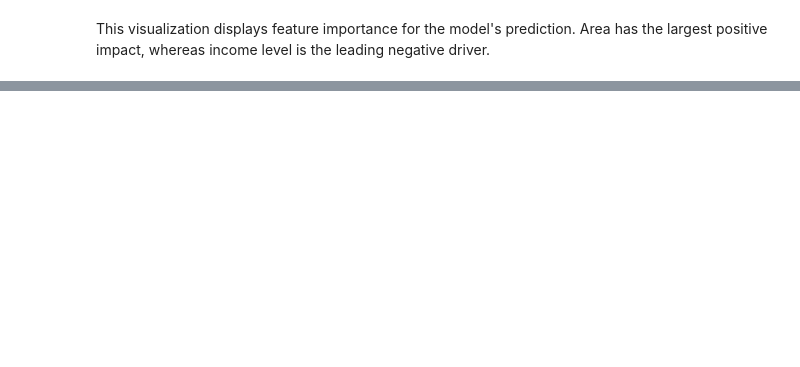
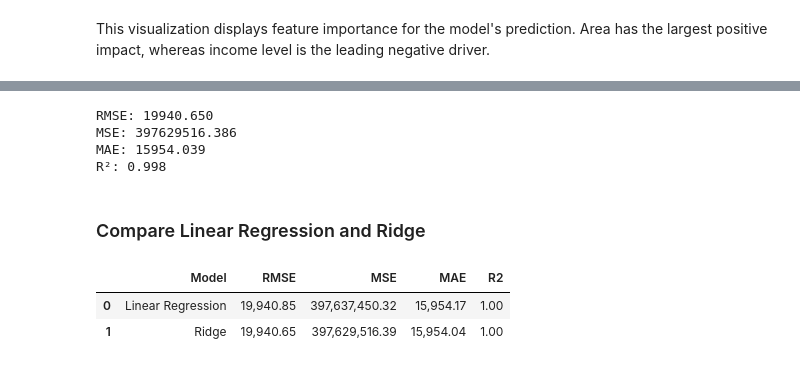
Before and after one commit to CodeWithNafisat/OIBSIP, a Jupyter notebook: DataAnalytics-L2-HousePricePrediction/HousePricePrediction.ipynb, the cells around one changed output, grey strips where cells are left out. Drawn from its saved outputs; the diff is of its cells as text; code cells hidden in the pictures; blank space fills up the shorter version.

```diff
--- a/DataAnalytics-L2-HousePricePrediction/HousePricePrediction.ipynb
+++ b/DataAnalytics-L2-HousePricePrediction/HousePricePrediction.ipynb
@@ -478,2 +476,5 @@ plt.show()
 # %% [markdown]
 This visualization displays feature importance for the model's prediction. Area has the largest positive impact, whereas income level is the leading negative driver.
+# %%
+ridge_model = Pipeline([("prep", preprocessor()), ("model", Ridge(alpha = 1.0))])
+ridge_model.fit(X_train, y_train)
@@ -479,0 +494,2 @@ This visualization displays feature importance for the model's prediction. Area
+# %%
+ridge_y_pred = ridge_model.predict(X_test)
@@ -479,0 +501,25 @@ This visualization displays feature importance for the model's prediction. Area
+# %%
+print(f"RMSE: {ridge_rmse:.3f}")
+print(f"MSE: {ridge_mse:.3f}")
+print(f"MAE: {ridge_mae:.3f}")
+print(f"R²: {ridge_r2:.3f}")
+# %% [output]
+RMSE: 19940.650
+MSE: 397629516.386
+MAE: 15954.039
+R²: 0.998
+# %% [markdown]
+### Compare Linear Regression and Ridge
+# %%
+comparison = pd.DataFrame({
+    "Model" : ["Linear Regression", "Ridge"],
+    "RMSE" : [rmse, ridge_rmse],
+    "MSE" : [mse, ridge_mse],
+    "MAE" : [mae, ridge_mae],
+    "R2" : [r2, ridge_r2]
+})
+comparison
+# %% [output]
+|  | Model | RMSE | MSE | MAE | R2 |
+| 0 | Linear Regression | 19,940.85 | 397,637,450.32 | 15,954.17 | 1.00 |
+| 1 | Ridge | 19,940.65 | 397,629,516.39 | 15,954.04 | 1.00 |
```
Also changed, not shown: parts of 12 cells of this notebook, 4 other files.
